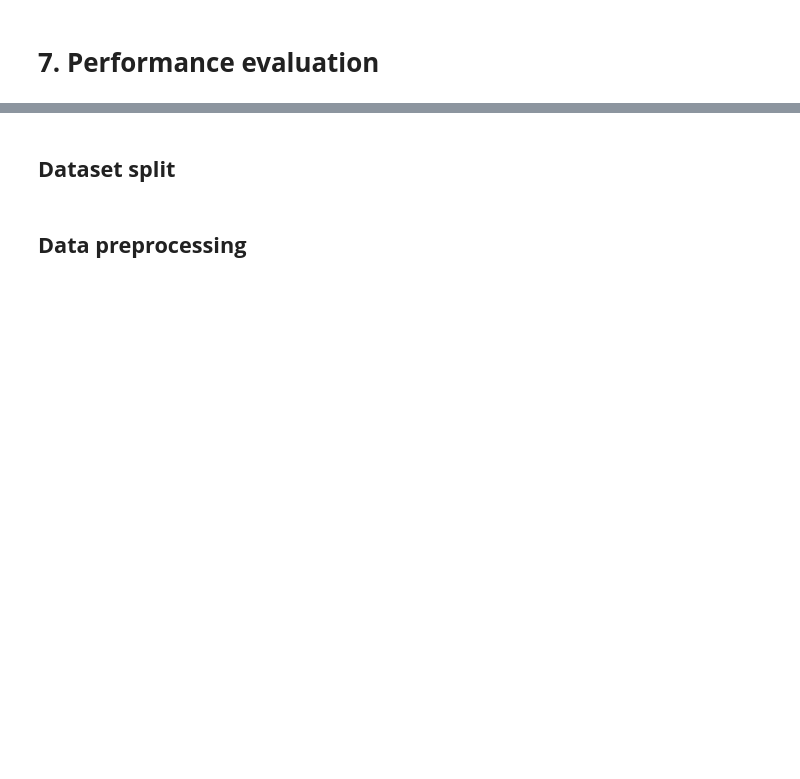
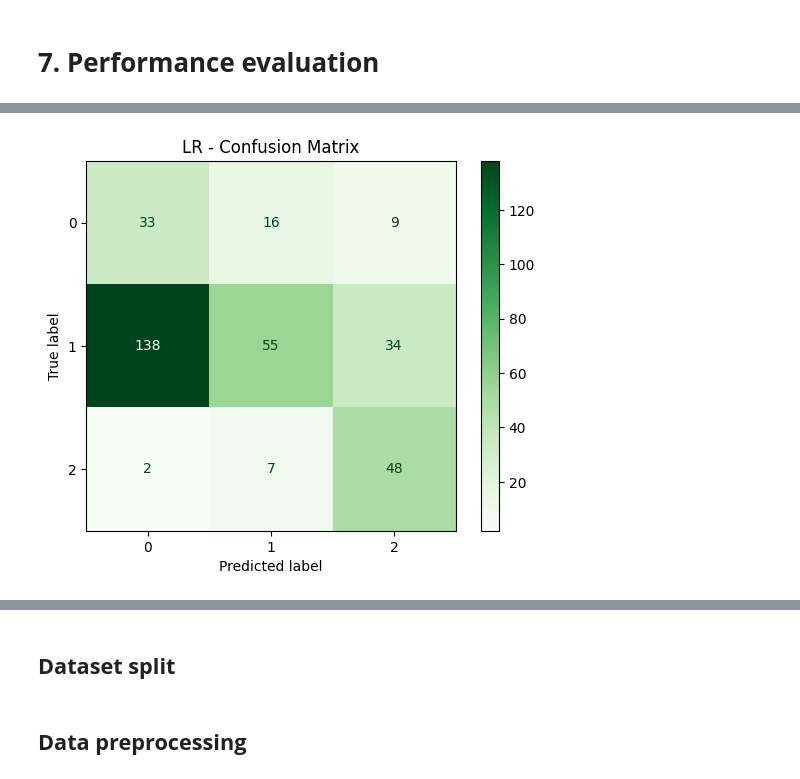
Before and after one commit to teresa-gianni/Apis_tox_classification-AMLB-project, a Jupyter notebook: AMLB_project_Teresa_Gianni.ipynb, the cells around one changed output, grey strips where cells are left out. Saved outputs shown, nothing was run; the diff lists cells and outputs as text; code cells hidden in the pictures; blank space fills up the shorter version.

```diff
--- a/AMLB_project_Teresa_Gianni.ipynb
+++ b/AMLB_project_Teresa_Gianni.ipynb
@@ -362,3 +354,5 @@ The positive correlation between `ppdb_level` and `label` is consistent, as both
+# %%
+apis_tox = apis_tox.drop(columns=['label'])
 # %% [markdown]
 # **3. Splitting the dataset in training and test sets**
 
@@ -366,8 +360,9 @@ The positive correlation between `ppdb_level` and `label` is consistent, as both
 
 The dataset is split into training and test sets. This allows the model to be trained on the training set and subsequently evaluated on the test set, providing an assessment of its ability to generalize to unseen data.
 # %%
-X = apis_tox.iloc[:,0:12].values
-Y = apis_tox.iloc[:,12].astype(int).values
+# Transforming the dataset into array to better manage the train and test split
+X = apis_tox.iloc[:,0:7].values
+Y = apis_tox.iloc[:,7].astype(int).values
 X_train, X_test, Y_train, Y_test = train_test_split(X, Y, test_size=0.33, random_state=2, stratify=Y)
 # %% [markdown]
 Since an imbalance between classes was revealed by exploratory data analysis, stratification was used for the division.
@@ -541,6 +368,0 @@ Wall time: 1.35 s
-# %%
-%%time
-kfold = StratifiedKFold(n_splits=10, random_state=2, shuffle=True)
-model = LogisticRegression(solver='lbfgs', max_iter=1000)
-results = cross_val_score(model, selected_train, Y_train, cv=kfold)
-print(f"Accuracy: {results.mean() * 100:.2f}% ± {results.std() * 100:.2f}%")
@@ -552,0 +418,7 @@ From this comparison we can see that with the reduced dataset we can reach the s
+# %%
+# transforming back the train and test sets in DataFrames
+x_train_df = pd.DataFrame(X_train, columns=['source', 'year', 'toxicity_type', 'herbicide', 'fungicide', 'insecticide', 'other_agrochemical'])
+x_test_df = pd.DataFrame(X_test, columns=['source', 'year', 'toxicity_type', 'herbicide', 'fungicide', 'insecticide', 'other_agrochemical'])
+
+# applying the preprocessing function to create the object preprocess that will be used inside the pipeline
+preprocessor_train = preprocessing(x_train_df)
@@ -811,0 +618,78 @@ if Y_prob_test is not None:
+# %%
+def evaluate_model(final_model, X_test, y_test, title_prefix="Model"):
+  '''
+  This function is designed to evaluate the performance of a given model on a test set and returns
+  the plot of ROC curve and confusion matrix with a summary of the model's performances.
+  '''
+  y_pred = final_model.predict(X_test)
+  y_test_int = y_test.astype(int)
+  y_pred_int = y_pred.astype(int)
+  y_prob = final_model.predict_proba(X_test) if hasattr(final_model, "predict_proba") else None
+
+# Calculating the performances of the model on unseen test data
+  results = {}
+  results['LogLoss'] = log_loss(y_test_int, y_prob, labels=np.unique(y_test_int)) if y_prob is not None else None
+  results['F1_macro'] = f1_score(y_test_int, y_pred_int, average='macro', zero_division=0)
+  results['Precision_macro'] = precision_score(y_test_int, y_pred_int, average='macro', zero_division=0)
+  results['Recall_macro'] = recall_score(y_test_int, y_pred_int, average='macro', zero_division=0)
+
+  try:
+    if len(np.unique(y_test_int)) > 2:
+      results['ROC_AUC'] = roc_auc_score(y_test_int, y_prob, multi_class='ovr', average='macro')
+    else:
+      results['ROC_AUC'] = roc_auc_score(y_test_int, y_prob[:, 1])
+  except ValueError:
+      results['ROC_AUC'] = None
+
+  results['Confusion_Matrix'] = confusion_matrix(y_test_int, y_pred_int)
+  results['Classification_Report'] = classification_report(y_test_int, y_pred_int, zero_division=0)
+
+# Displaying the confusion matrix
+  cm_display = ConfusionMatrixDisplay.from_predictions(y_test_int, y_pred_int, cmap=plt.cm.Greens)
+  plt.title(f"{title_prefix} - Confusion Matrix")
+  plt.show()
+
+# Plot of the ROC curve
+  if len(np.unique(y_test_int)) > 2:
+      # For multiclass classification
+      Y_test_bin = label_binarize(y_test_int, classes=np.unique(y_test_int))
+      plt.figure(figsize=(8,6))
+      for i in range(Y_test_bin.shape[1]):
+          fpr, tpr, _ = roc_curve(Y_test_bin[:, i], y_prob[:, i])
+          roc_auc_val = auc(fpr, tpr)
+          plt.plot(fpr, tpr, lw=2, label=f'Class {i} (AUC = {roc_auc_val:.3f})')
+  else:
+      # For binary classification
+      fpr, tpr, _ = roc_curve(y_test_int, y_prob[:, 1])
+      roc_auc_val = auc(fpr, tpr)
+      plt.figure(figsize=(8,6))
+      plt.plot(fpr, tpr, lw=2, label=f'ROC AUC = {roc_auc_val:.3f}')
+
+  plt.plot([0,1], [0,1], color='black', linestyle='--')
+  plt.xlim([0.0, 1.0])
+  plt.ylim([0.0, 1.05])
+  plt.xlabel('False Positive Rate')
+  plt.ylabel('True Positive Rate')
+  plt.title(f"{title_prefix} - ROC Curve")
+  plt.legend(loc='lower right')
+  plt.show()
+
+  return results
+
+#Application on the function on the model chosen as the best after the hyperparameters tuning
+final_model = tuned_models['LR']
+final_model.fit(x_train_df, Y_train)
+
+metrics_results = evaluate_model(final_model, x_test_df, Y_test, title_prefix="LR")
+
+# Displaying the principal results
+for k, v in metrics_results.items():
+    if k not in ['Confusion_Matrix', 'Classification_Report']:
+        print(f"{k}: {v:.3f}" if isinstance(v, float) else f"{k}: {v}")
+
+print("Confusion Matrix:")
+print(metrics_results['Confusion_Matrix'])
+print("Classification Report:")
+print(metrics_results['Classification_Report'])
+# %% [output]
+[figure, added]
```
Also changed, not shown: parts of 79 cells of this notebook.
